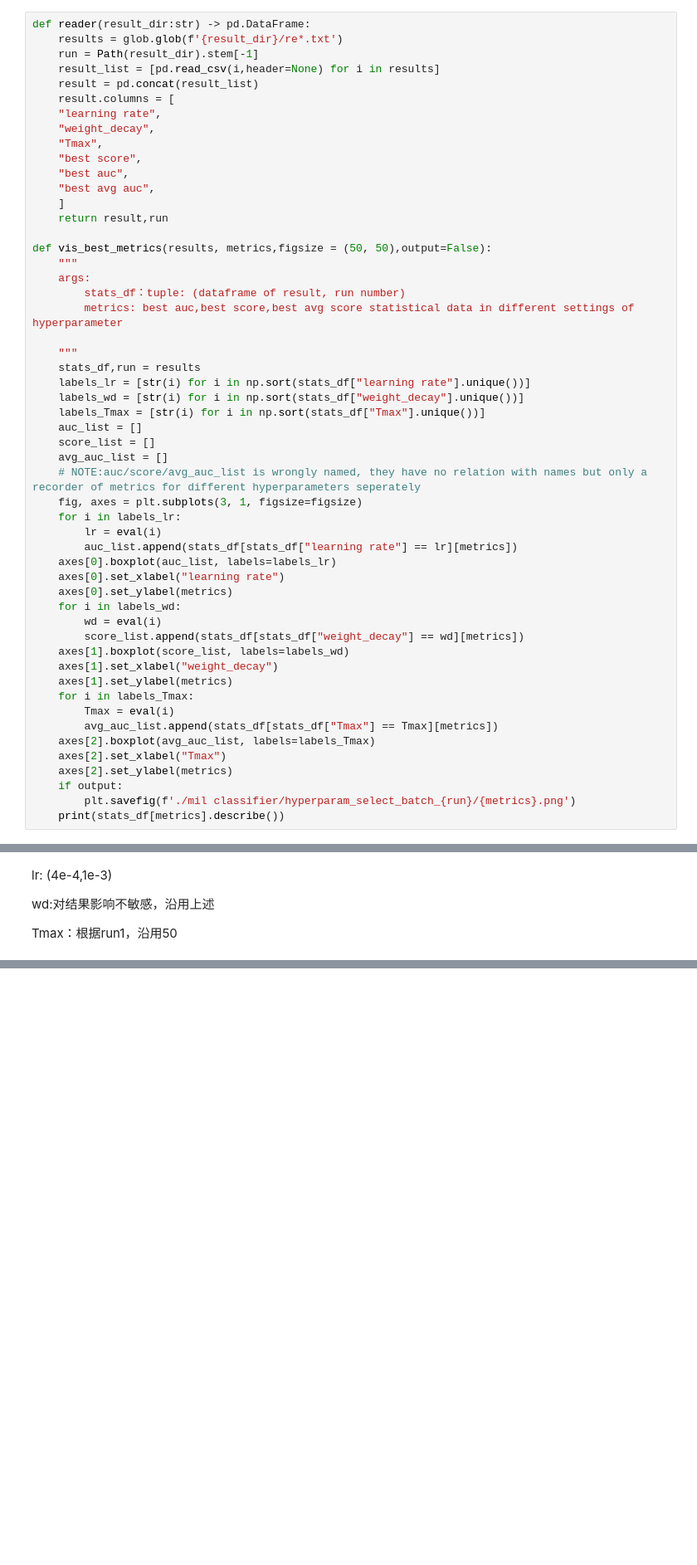
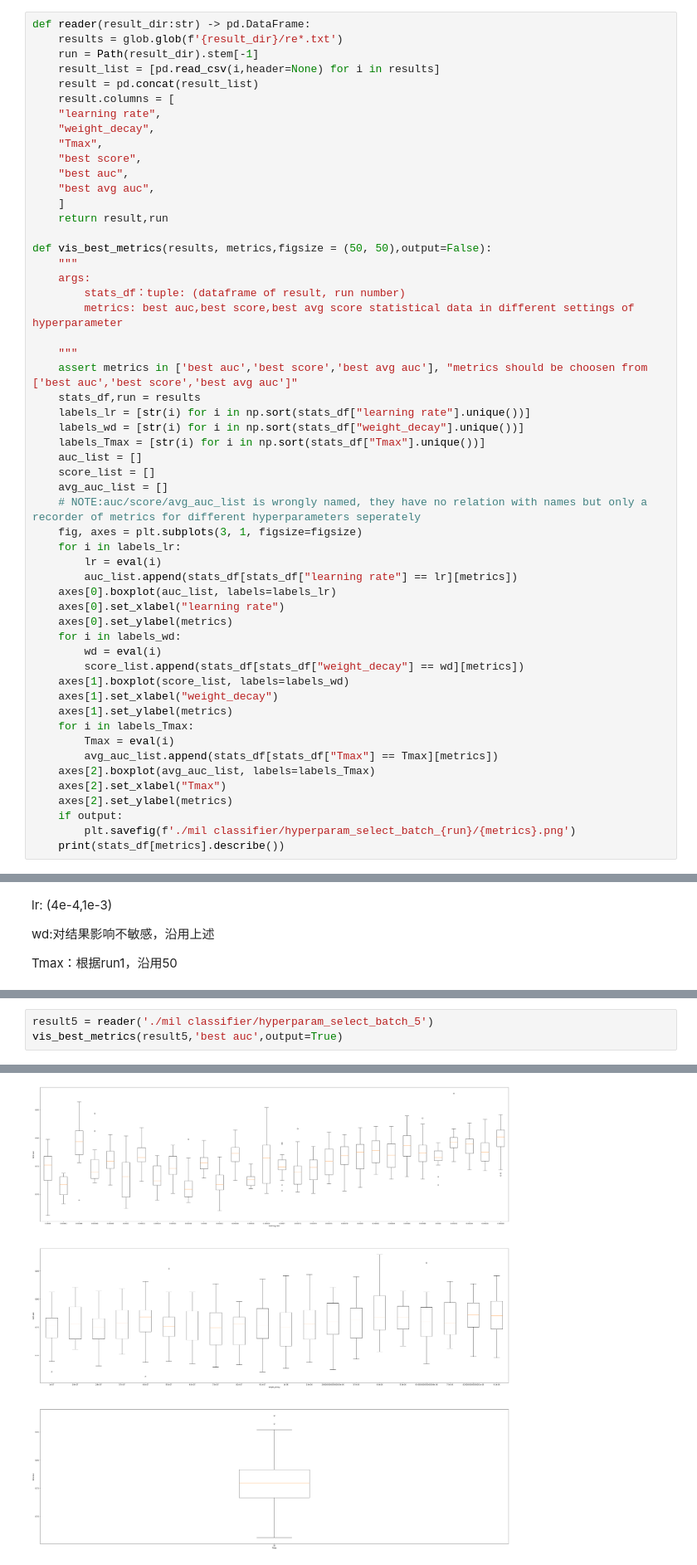
Before and after one commit to wangyh97/patho_AI, a Jupyter notebook: processing/stats_hyperparam_selection.ipynb, the cells around one changed output, grey strips where cells are left out. Shown at 83% size. Cells and saved outputs as stored; diff of their text form; blank space fills up the shorter version.

```diff
--- a/processing/stats_hyperparam_selection.ipynb
+++ b/processing/stats_hyperparam_selection.ipynb
@@ -30,6 +30,7 @@ def vis_best_metrics(results, metrics,figsize = (50, 50),output=False):
         metrics: best auc,best score,best avg score statistical data in different settings of hyperparameter
 
     """
+    assert metrics in ['best auc','best score','best avg auc'], "metrics should be choosen from ['best auc','best score','best avg auc']"
     stats_df,run = results
     labels_lr = [str(i) for i in np.sort(stats_df["learning rate"].unique())]
     labels_wd = [str(i) for i in np.sort(stats_df["weight_decay"].unique())]
@@ -310,0 +314,4 @@ Tmax：根据run1，沿用50
+# %%
+result5 = reader('./mil classifier/hyperparam_select_batch_5')
+vis_best_metrics(result5,'best auc',output=True)
+# %% [output]
@@ -310,0 +327 @@ Tmax：根据run1，沿用50
+[figure, added]
```
Also changed, not shown: parts of 5 cells of this notebook, 25 other files.
